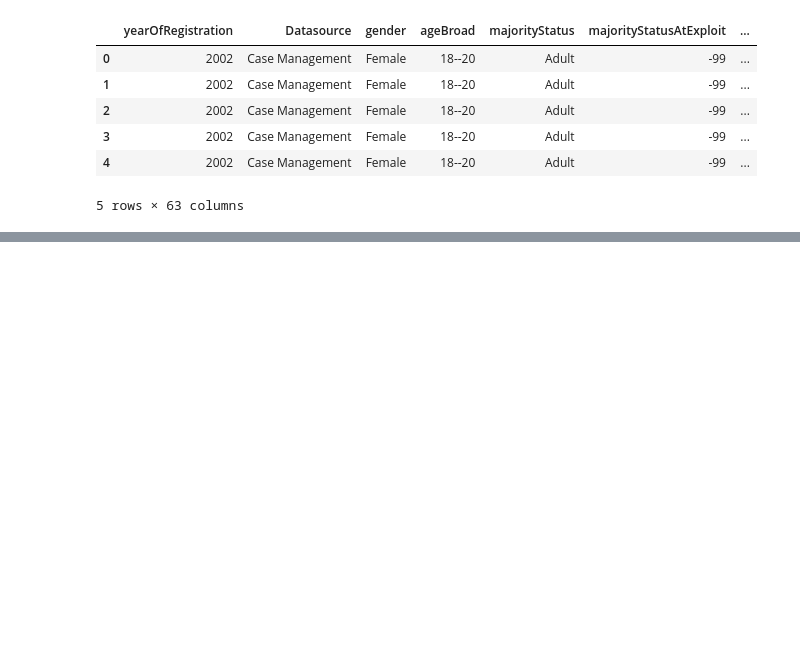
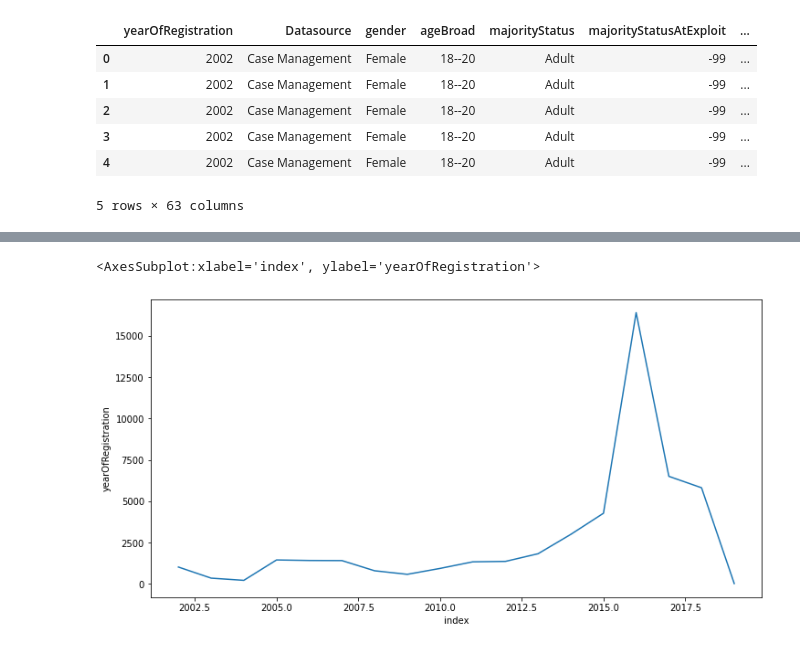
Before and after one commit to SaulOviedo/global_human_trafficking, a Jupyter notebook: main.ipynb, the cells around one changed output, grey strips where cells are left out. Saved outputs shown, nothing was run; the diff lists cells and outputs as text; code cells hidden in the pictures; blank space fills up the shorter version.

```diff
--- a/main.ipynb
+++ b/main.ipynb
@@ -105,0 +84,6 @@ ExploitationCountries.sort_values('Victims', ascending=False)
+# %%
+data['Victims'] = 1
+fig = px.sunburst(data[data.ageBroad.notna()], path=['gender', 'ageBroad'], values='Victims', color='gender',
+                  title='Gender and Age of Human Trafficking Victims')
+fig.update_layout(width=600, height=600)
+fig.show()
@@ -105,0 +103,11 @@ ExploitationCountries.sort_values('Victims', ascending=False)
+# %%
+data['meansOfControlConcatenated'] = data['meansOfControlConcatenated'].str.replace('Abuse', 'abuse', regex=True)
+data_bar_f = data[(data.meansOfControlConcatenated.notna()) & (data.gender == 'Female')].meansOfControlConcatenated.apply(lambda x: pd.value_counts(str(x).split(";"))).sum(axis = 0)
+data_bar_m = data[(data.meansOfControlConcatenated.notna()) & (data.gender == 'Male')].meansOfControlConcatenated.apply(lambda x: pd.value_counts(str(x).split(";"))).sum(axis = 0)
+fig = go.Figure(data=[
+    go.Bar(name='Female', x=data_bar_f.index, y=data_bar_f),
+    go.Bar(name='Male', x=data_bar_m.index, y=data_bar_m)
+])
+fig.update_traces(texttemplate='%{value}', textposition='outside')
+fig.update_layout(hovermode='x', title_text='Means of Control')
+fig.show()
@@ -105,0 +140,8 @@ ExploitationCountries.sort_values('Victims', ascending=False)
+# %%
+count_by_years = data['yearOfRegistration'].value_counts().reset_index().sort_values('index')
+
+fig = plt.figure(figsize=(12,6))
+sns.lineplot(x=count_by_years['index'], y=count_by_years.yearOfRegistration)
+# %% [output]
+<AxesSubplot:xlabel='index', ylabel='yearOfRegistration'>
+[figure, added]
```
Also changed, not shown: parts of 10 cells of this notebook.
